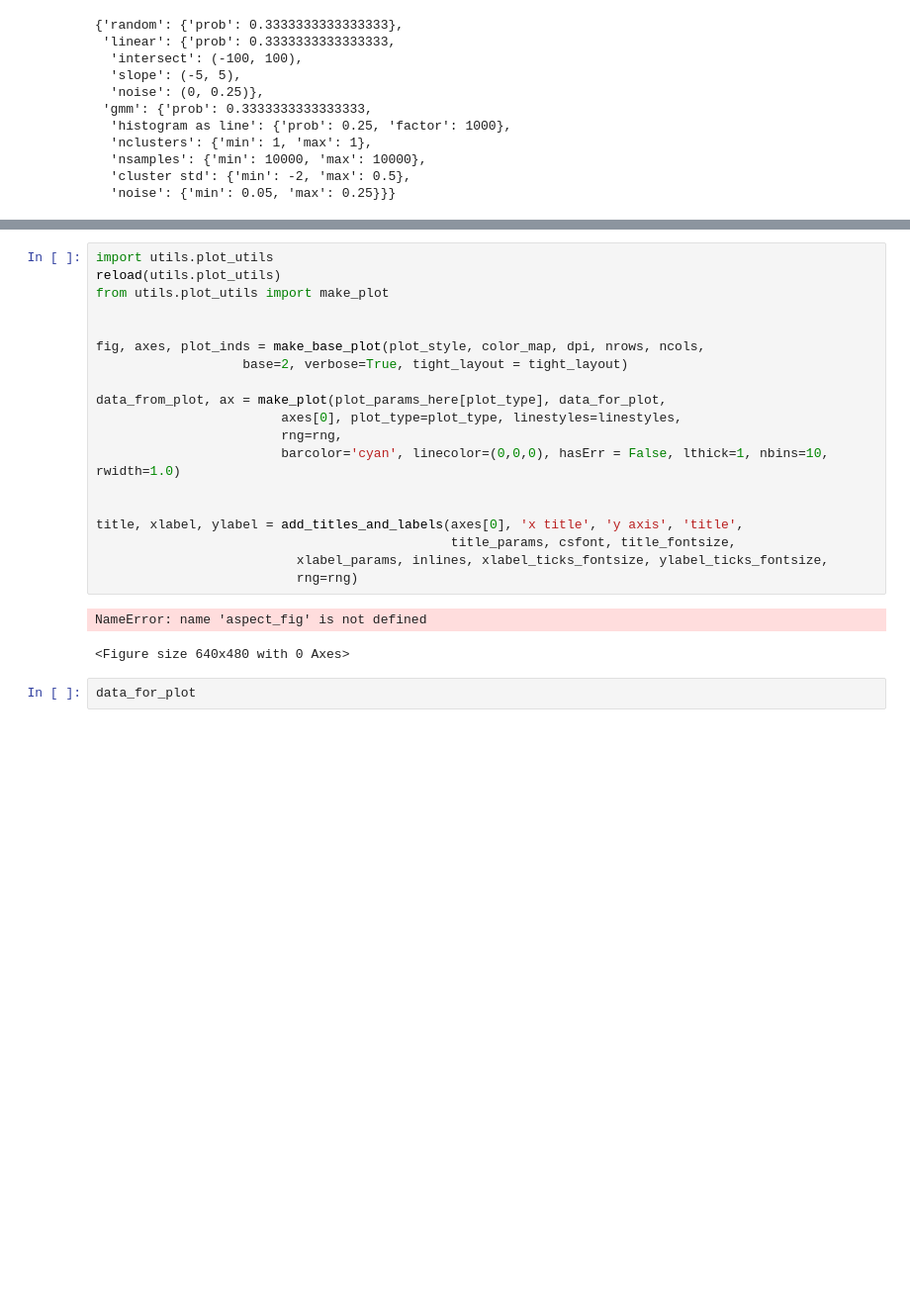
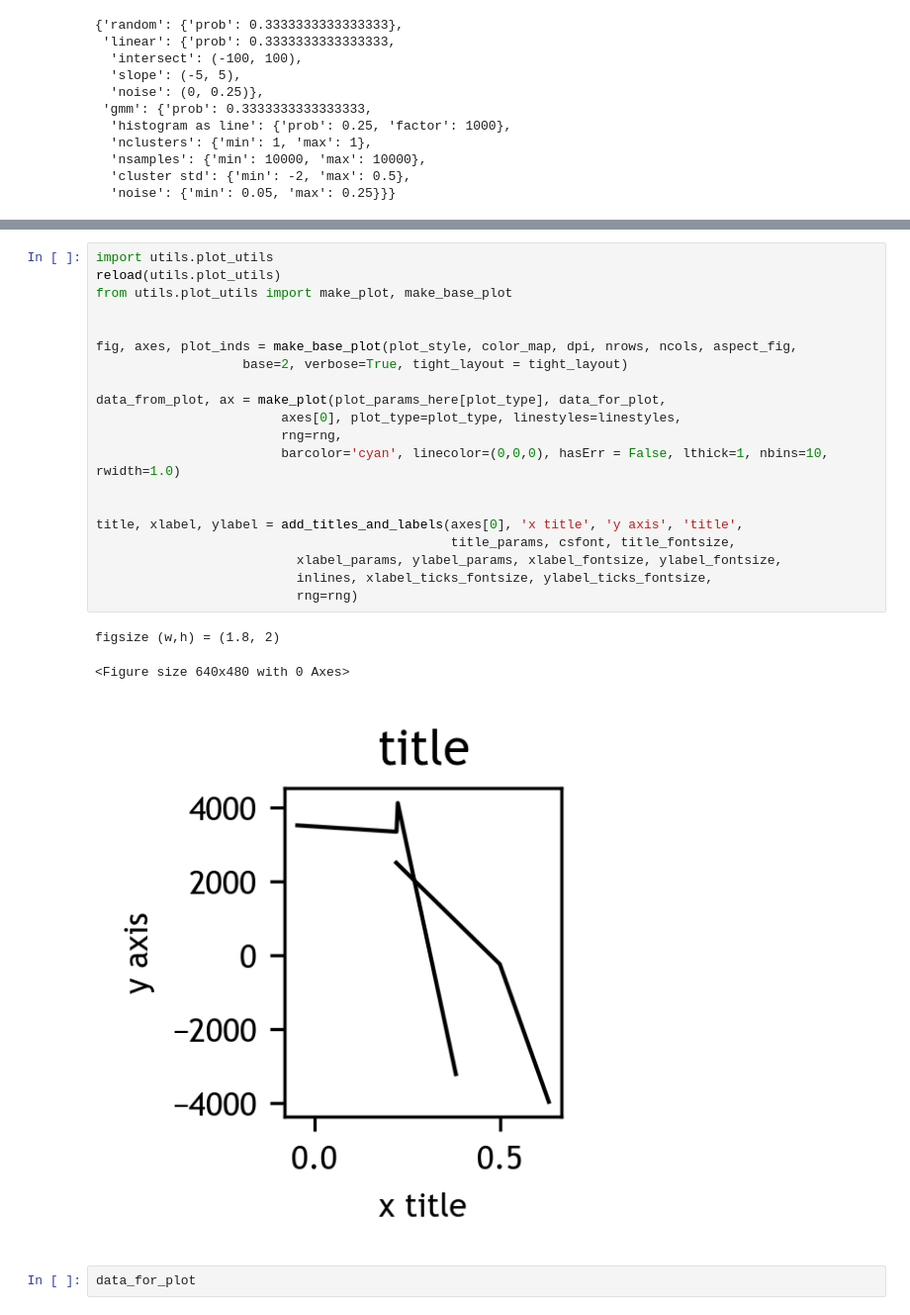
Before and after one commit to ReadingTimeMachine/LLM_VQA_JCDL2025, a Jupyter notebook: create_example_lines_jcdl2025.ipynb, the cells around one changed output, grey strips where cells are left out. Shown at 99% size. Saved outputs shown, nothing was run; the diff lists cells and outputs as text; blank space fills up the shorter version.

```diff
--- a/create_example_lines_jcdl2025.ipynb
+++ b/create_example_lines_jcdl2025.ipynb
@@ -365,25 +322,27 @@ data_for_plot
 # %%
 import utils.plot_utils
 reload(utils.plot_utils)
-from utils.plot_utils import make_plot
+from utils.plot_utils import make_plot, make_base_plot
 
 
-fig, axes, plot_inds = make_base_plot(plot_style, color_map, dpi, nrows, ncols,
+fig, axes, plot_inds = make_base_plot(plot_style, color_map, dpi, nrows, ncols, aspect_fig,
                    base=2, verbose=True, tight_layout = tight_layout)
 
 data_from_plot, ax = make_plot(plot_params_here[plot_type], data_for_plot,
                         axes[0], plot_type=plot_type, linestyles=linestyles,
                         rng=rng,
                         barcolor='cyan', linecolor=(0,0,0), hasErr = False, lthick=1, nbins=10, rwidth=1.0)
 
 
 title, xlabel, ylabel = add_titles_and_labels(axes[0], 'x title', 'y axis', 'title',
                                               title_params, csfont, title_fontsize,
-                          xlabel_params, inlines, xlabel_ticks_fontsize, ylabel_ticks_fontsize,
+                          xlabel_params, ylabel_params, xlabel_fontsize, ylabel_fontsize,
+                          inlines, xlabel_ticks_fontsize, ylabel_ticks_fontsize,
                           rng=rng)
 # %% [output]
-NameError: name 'aspect_fig' is not defined
+figsize (w,h) = (1.8, 2)
 <Figure size 640x480 with 0 Axes>
+[figure, added]
 # %%
 data_for_plot
 # %% [output]
```
Also changed, not shown: parts of 3 cells of this notebook, 2 other files.
